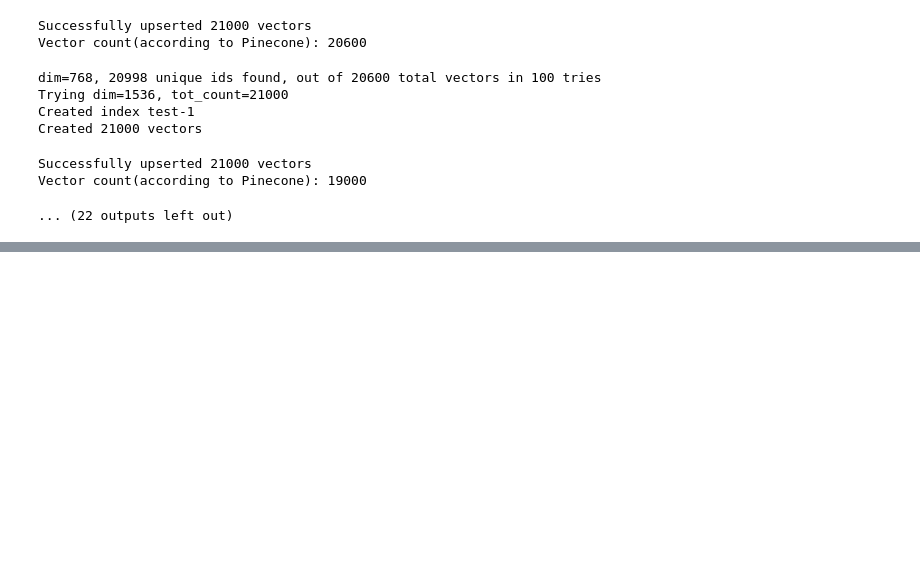
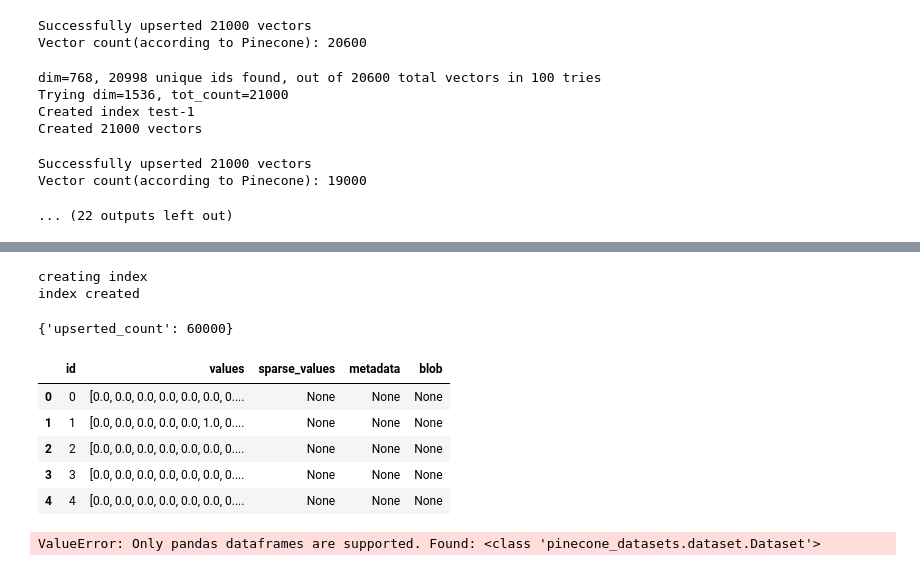
Before and after one commit to AI-Northstar-Tech/vector-io, a Jupyter notebook: notebooks/upsert_pinecone.ipynb, the cells around one changed output, grey strips where cells are left out. Drawn from its saved outputs; the diff is of its cells as text; code cells hidden in the pictures; blank space fills up the shorter version.

```diff
--- a/notebooks/upsert_pinecone.ipynb
+++ b/notebooks/upsert_pinecone.ipynb
@@ -157,0 +180,17 @@ with open('ids.txt', 'w') as f:
+# %%
+dataset = load_dataset("ANN_Fashion-MNIST_d784_euclidean")
+# %%
+dataset.to_pinecone_index('fashion',api_key=api_key,environment=env)
+# %% [output]
+creating index
+index created
+{'upserted_count': 60000}
+# %%
+dataset.head()
+# %% [output]
+|  | id | values | sparse_values | metadata | blob |
+| 0 | 0 | [0.0, 0.0, 0.0, 0.0, 0.0, 0.0, 0.... | None | None | None |
+| 1 | 1 | [0.0, 0.0, 0.0, 0.0, 0.0, 1.0, 0.... | None | None | None |
+| 2 | 2 | [0.0, 0.0, 0.0, 0.0, 0.0, 0.0, 0.... | None | None | None |
+| 3 | 3 | [0.0, 0.0, 0.0, 0.0, 0.0, 0.0, 0.... | None | None | None |
+| 4 | 4 | [0.0, 0.0, 0.0, 0.0, 0.0, 0.0, 0.... | None | None | None |
@@ -157,0 +200,4 @@ with open('ids.txt', 'w') as f:
+# %%
+index.upsert_from_dataframe(dataset)
+# %% [output]
+ValueError: Only pandas dataframes are supported. Found: <class 'pinecone_datasets.dataset.Dataset'>
```
Also changed, not shown: parts of 3 cells of this notebook, 2 other files.
